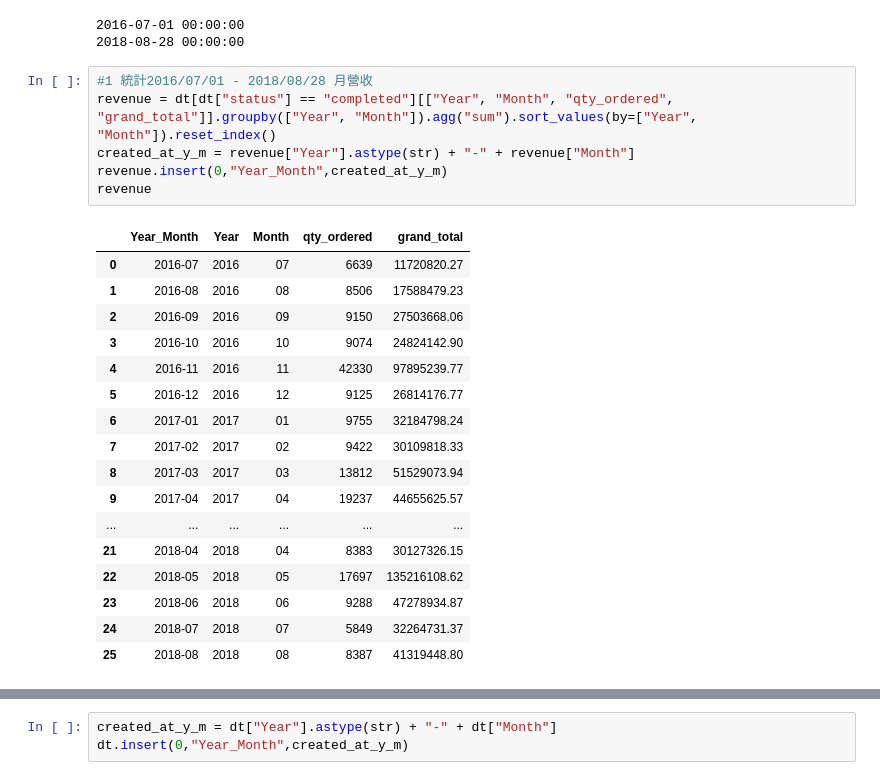
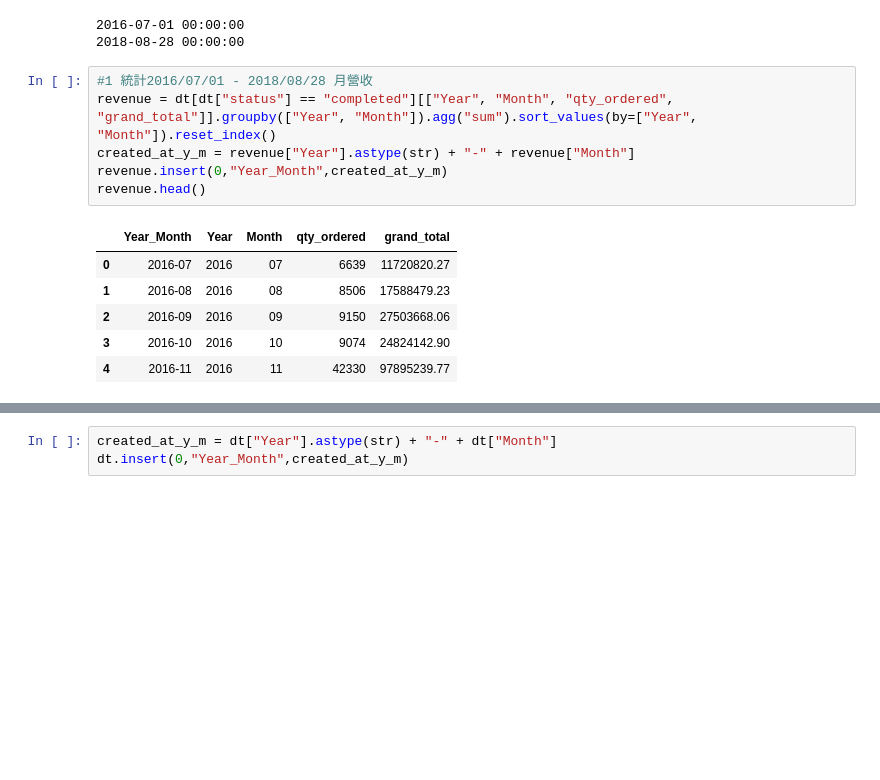
Before and after one commit to LiangYuDer/E-commerce-Analysis, a Jupyter notebook: ec_analysis.ipynb, the cells around one changed output, grey strips where cells are left out. Saved outputs shown, nothing was run; the diff lists cells and outputs as text; blank space fills up the shorter version.

```diff
--- a/ec_analysis.ipynb
+++ b/ec_analysis.ipynb
@@ -103,26 +102,15 @@ print(dt["created_at_date"].max())
 # %%
 #1 統計2016/07/01 - 2018/08/28 月營收
 revenue = dt[dt["status"] == "completed"][["Year", "Month", "qty_ordered", "grand_total"]].groupby(["Year", "Month"]).agg("sum").sort_values(by=["Year", "Month"]).reset_index()
 created_at_y_m = revenue["Year"].astype(str) + "-" + revenue["Month"]
 revenue.insert(0,"Year_Month",created_at_y_m)
-revenue
+revenue.head()
 # %% [output]
 |  | Year_Month | Year | Month | qty_ordered | grand_total |
 | 0 | 2016-07 | 2016 | 07 | 6639 | 11720820.27 |
 | 1 | 2016-08 | 2016 | 08 | 8506 | 17588479.23 |
 | 2 | 2016-09 | 2016 | 09 | 9150 | 27503668.06 |
 | 3 | 2016-10 | 2016 | 10 | 9074 | 24824142.90 |
 | 4 | 2016-11 | 2016 | 11 | 42330 | 97895239.77 |
-| 5 | 2016-12 | 2016 | 12 | 9125 | 26814176.77 |
-| 6 | 2017-01 | 2017 | 01 | 9755 | 32184798.24 |
-| 7 | 2017-02 | 2017 | 02 | 9422 | 30109818.33 |
-| 8 | 2017-03 | 2017 | 03 | 13812 | 51529073.94 |
-| 9 | 2017-04 | 2017 | 04 | 19237 | 44655625.57 |
-| ... | ... | ... | ... | ... | ... |
-| 21 | 2018-04 | 2018 | 04 | 8383 | 30127326.15 |
-| 22 | 2018-05 | 2018 | 05 | 17697 | 135216108.62 |
-| 23 | 2018-06 | 2018 | 06 | 9288 | 47278934.87 |
-| 24 | 2018-07 | 2018 | 07 | 5849 | 32264731.37 |
-| 25 | 2018-08 | 2018 | 08 | 8387 | 41319448.80 |
 # %%
 fig, ax = plt.subplots(figsize=(20, 5))
```
Also changed, not shown: parts of 25 cells of this notebook.
